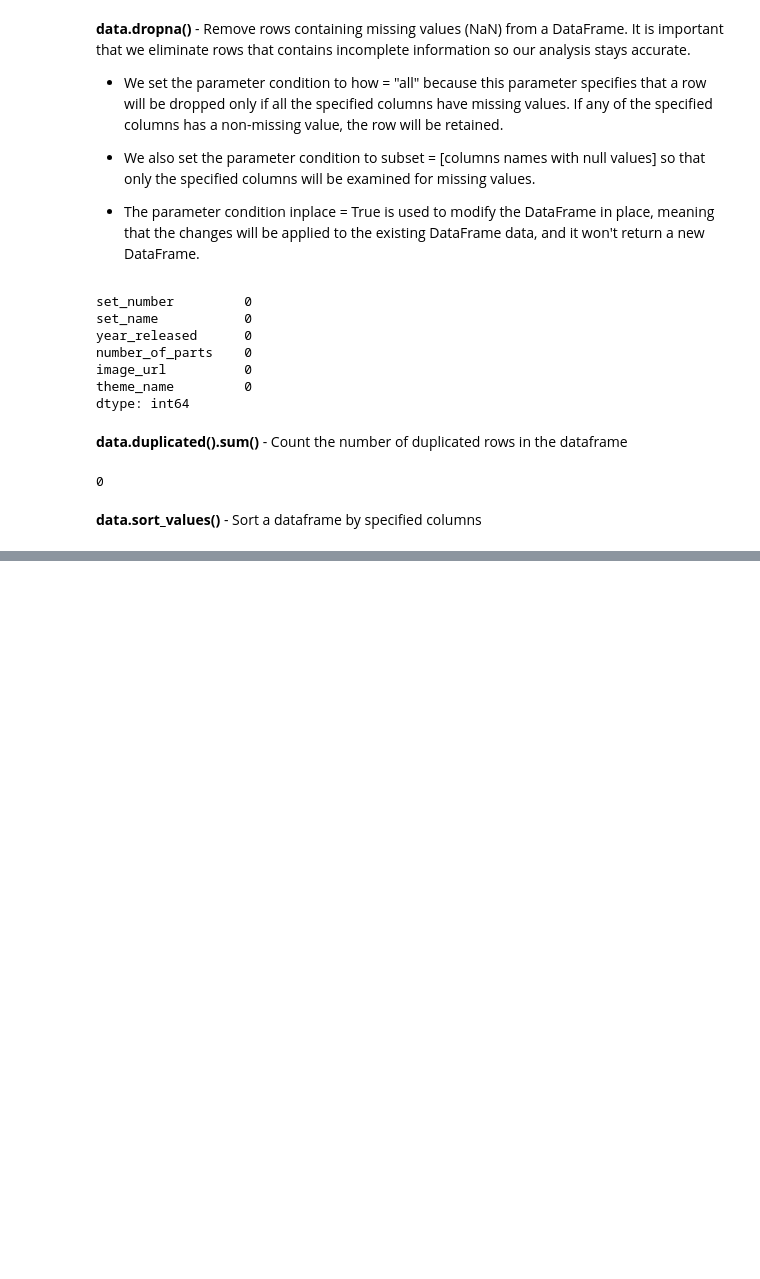
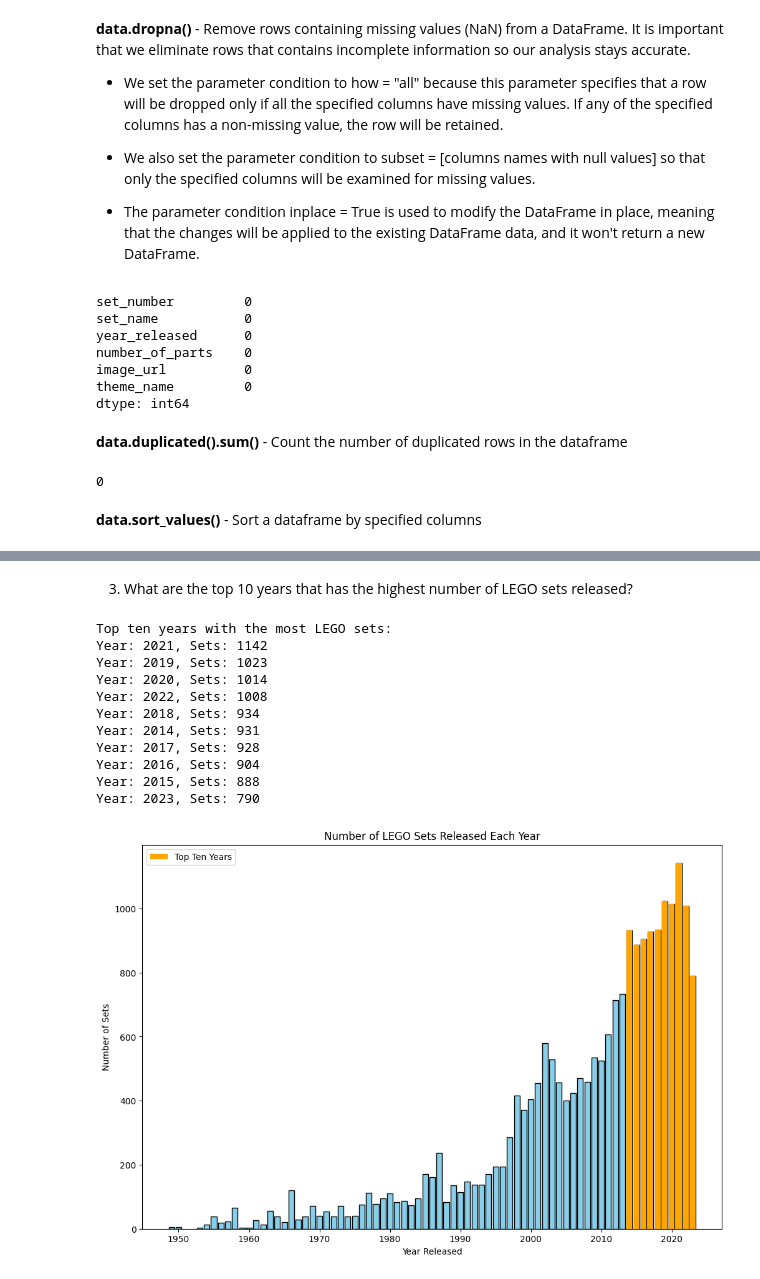
Before and after one commit to Delicatessen0/Project2, a Jupyter notebook: notebook/legos.ipynb, the cells around one changed output, grey strips where cells are left out. Cells and saved outputs as stored; diff of their text form; code cells hidden in the pictures; blank space fills up the shorter version.

```diff
--- a/notebook/legos.ipynb
+++ b/notebook/legos.ipynb
@@ -154,0 +248,52 @@ data.sort_values('theme_name')
+# %% [markdown]
+3. What are the top 10 years that has the highest number of LEGO sets released?
+# %%
+# Count the number of LEGO sets for each year
+year_counts = data['year_released'].value_counts()
+
+# Extract years and counts as NumPy arrays
+years = year_counts.index.to_numpy()
+counts = year_counts.to_numpy()
+
+# Find the indices of the top ten years based on set counts
+top_ten = np.argsort(counts)[::-1][:10]
+
+# Extract the top ten years and their corresponding counts
+top_ten_years = years[top_ten]
+top_ten_counts = counts[top_ten]
+
+# Print result
+print("Top ten years with the most LEGO sets:")
+for year, count in zip(top_ten_years, top_ten_counts):
+    print(f"Year: {year:.0f}, Sets: {count:.0f}")
+
+# Plotting the data
+plt.figure(figsize=(12, 8))
+plt.bar(years, counts, color='skyblue', edgecolor='black')
+
+# Highlight the top ten years
+plt.bar(top_ten_years, top_ten_counts, color='orange', label='Top Ten Years')
+
+# Adding labels and title
+plt.xlabel('Year Released')
+plt.ylabel('Number of Sets')
+plt.title('Number of LEGO Sets Released Each Year')
+
+# Adding legend
+plt.legend()
+
+# Show the plot
+plt.show()
+# %% [output]
+Top ten years with the most LEGO sets:
+Year: 2021, Sets: 1142
+Year: 2019, Sets: 1023
+Year: 2020, Sets: 1014
+Year: 2022, Sets: 1008
+Year: 2018, Sets: 934
+Year: 2014, Sets: 931
+Year: 2017, Sets: 928
+Year: 2016, Sets: 904
+Year: 2015, Sets: 888
+Year: 2023, Sets: 790
+[figure, added]
```
Also changed, not shown: parts of 17 cells of this notebook.
